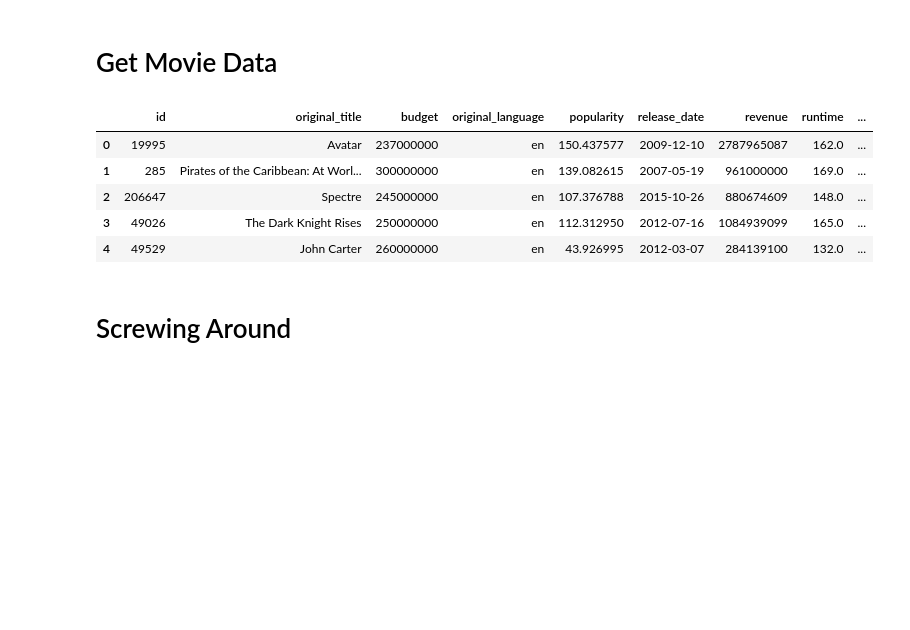
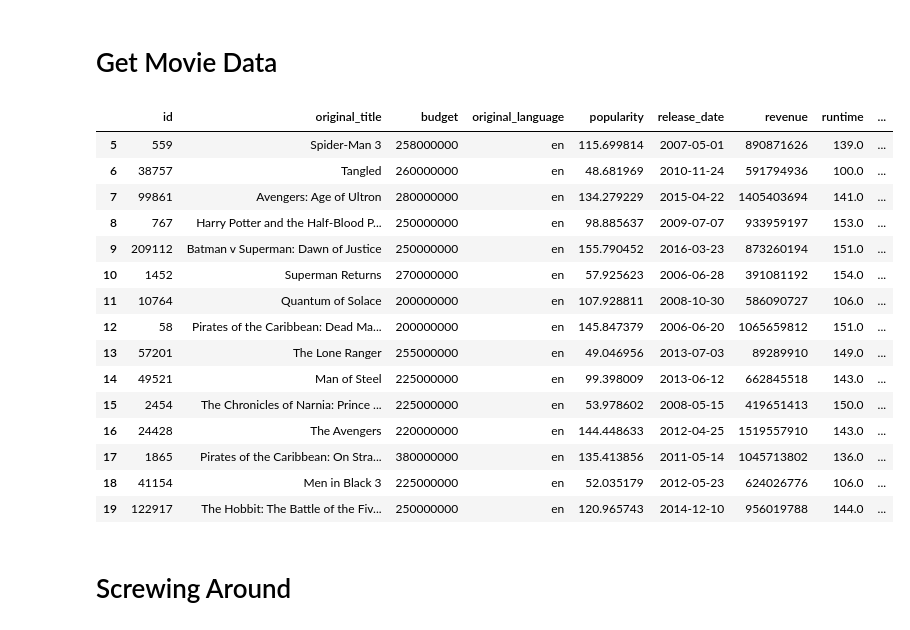
Before and after one commit to MasoMath/movie-recomendation, a Jupyter notebook: ml_dev.ipynb, the cells around one changed output. Cells and saved outputs as stored; diff of their text form; code cells hidden in the pictures; blank space fills up the shorter version.

```diff
--- a/ml_dev.ipynb
+++ b/ml_dev.ipynb
@@ -18,14 +19,24 @@ md = MovieData()
 # %%
 mdf = md.get_data()
 # %%
-mdf.head()
+mdf.iloc[5:20]
 # %% [output]
 |  | id | original_title | budget | original_language | popularity | release_date | revenue | runtime | ... |
-| 0 | 19995 | Avatar | 237000000 | en | 150.437577 | 2009-12-10 | 2787965087 | 162.0 | ... |
-| 1 | 285 | Pirates of the Caribbean: At Worl... | 300000000 | en | 139.082615 | 2007-05-19 | 961000000 | 169.0 | ... |
-| 2 | 206647 | Spectre | 245000000 | en | 107.376788 | 2015-10-26 | 880674609 | 148.0 | ... |
-| 3 | 49026 | The Dark Knight Rises | 250000000 | en | 112.312950 | 2012-07-16 | 1084939099 | 165.0 | ... |
-| 4 | 49529 | John Carter | 260000000 | en | 43.926995 | 2012-03-07 | 284139100 | 132.0 | ... |
+| 5 | 559 | Spider-Man 3 | 258000000 | en | 115.699814 | 2007-05-01 | 890871626 | 139.0 | ... |
+| 6 | 38757 | Tangled | 260000000 | en | 48.681969 | 2010-11-24 | 591794936 | 100.0 | ... |
+| 7 | 99861 | Avengers: Age of Ultron | 280000000 | en | 134.279229 | 2015-04-22 | 1405403694 | 141.0 | ... |
+| 8 | 767 | Harry Potter and the Half-Blood P... | 250000000 | en | 98.885637 | 2009-07-07 | 933959197 | 153.0 | ... |
+| 9 | 209112 | Batman v Superman: Dawn of Justice | 250000000 | en | 155.790452 | 2016-03-23 | 873260194 | 151.0 | ... |
+| 10 | 1452 | Superman Returns | 270000000 | en | 57.925623 | 2006-06-28 | 391081192 | 154.0 | ... |
+| 11 | 10764 | Quantum of Solace | 200000000 | en | 107.928811 | 2008-10-30 | 586090727 | 106.0 | ... |
+| 12 | 58 | Pirates of the Caribbean: Dead Ma... | 200000000 | en | 145.847379 | 2006-06-20 | 1065659812 | 151.0 | ... |
+| 13 | 57201 | The Lone Ranger | 255000000 | en | 49.046956 | 2013-07-03 | 89289910 | 149.0 | ... |
+| 14 | 49521 | Man of Steel | 225000000 | en | 99.398009 | 2013-06-12 | 662845518 | 143.0 | ... |
+| 15 | 2454 | The Chronicles of Narnia: Prince ... | 225000000 | en | 53.978602 | 2008-05-15 | 419651413 | 150.0 | ... |
+| 16 | 24428 | The Avengers | 220000000 | en | 144.448633 | 2012-04-25 | 1519557910 | 143.0 | ... |
+| 17 | 1865 | Pirates of the Caribbean: On Stra... | 380000000 | en | 135.413856 | 2011-05-14 | 1045713802 | 136.0 | ... |
+| 18 | 41154 | Men in Black 3 | 225000000 | en | 52.035179 | 2012-05-23 | 624026776 | 106.0 | ... |
+| 19 | 122917 | The Hobbit: The Battle of the Fiv... | 250000000 | en | 120.965743 | 2014-12-10 | 956019788 | 144.0 | ... |
 # %% [markdown]
 # Screwing Around
 # %%
```
Also changed, not shown: parts of 13 cells of this notebook, 1 other file.
